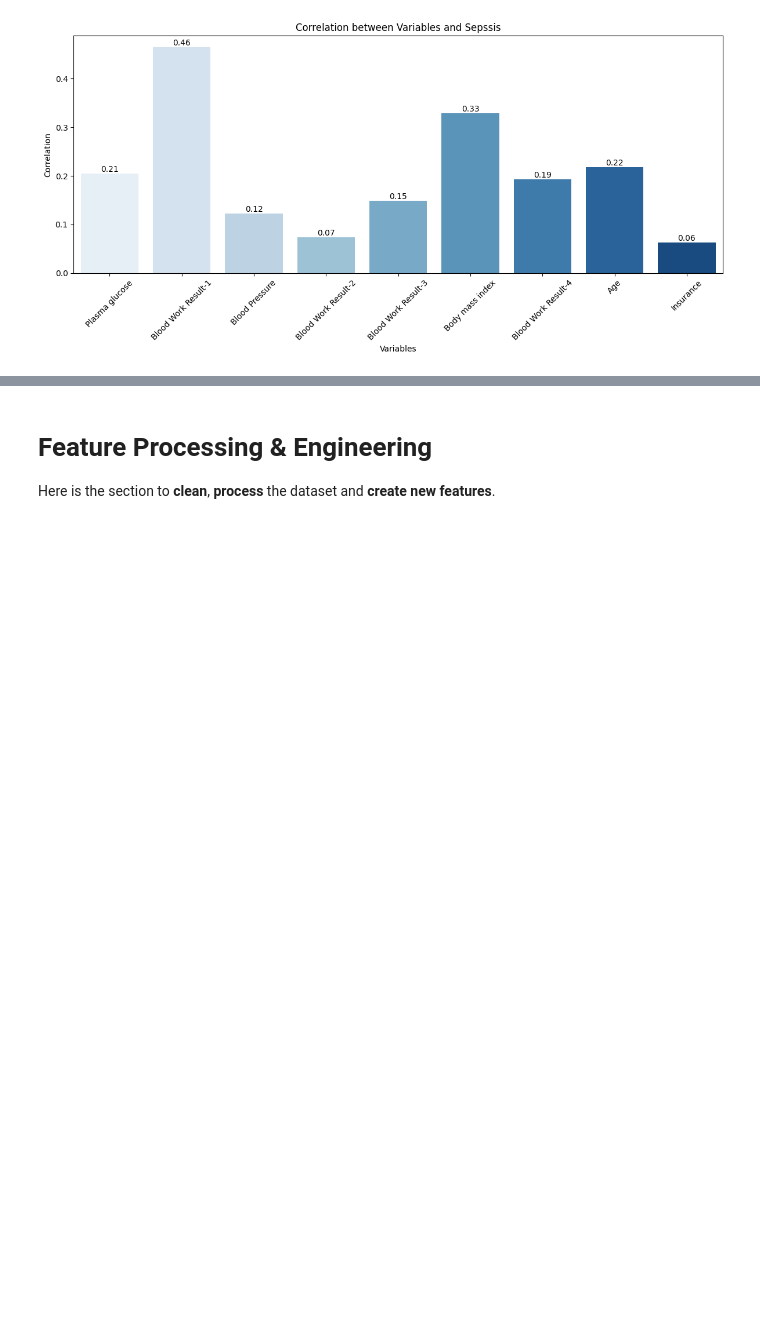
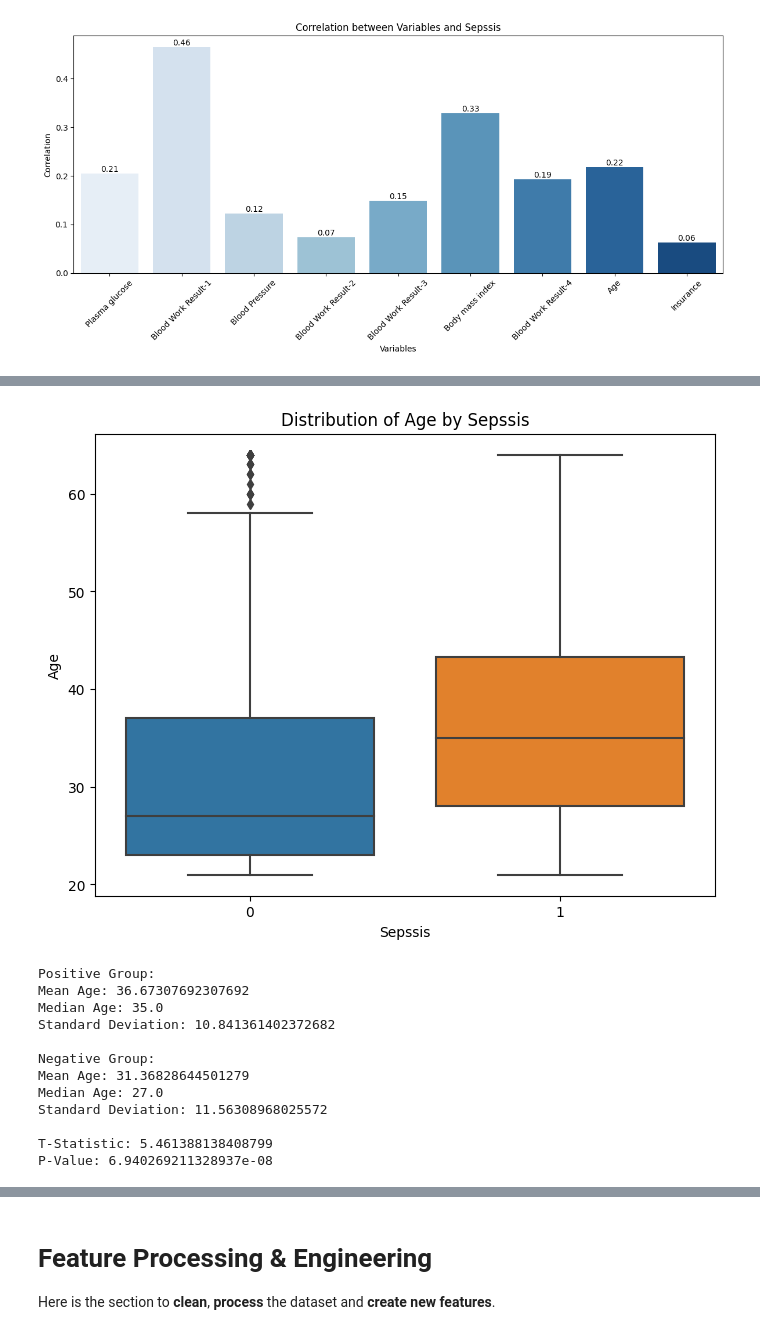
Before and after one commit to DeeeTeeee/CustomerChurnWithFastAPI, a Jupyter notebook: ML_Step_By_Step_Guide.ipynb, the cells around one changed output, grey strips where cells are left out. Saved outputs shown, nothing was run; the diff lists cells and outputs as text; code cells hidden in the pictures; blank space fills up the shorter version.

```diff
--- a/ML_Step_By_Step_Guide.ipynb
+++ b/ML_Step_By_Step_Guide.ipynb
@@ -596,0 +626,56 @@ plt.show()
+# %%
+grouped_data = train_df.groupby('Sepssis')
+
+positive_group = grouped_data.get_group(1)
+negative_group = grouped_data.get_group(0)
+# %%
+# Compare Age distribution between the positive and negative groups
+plt.figure(figsize=(8, 6))
+sns.boxplot(data=train_df, x='Sepssis', y='Age')
+plt.xlabel('Sepssis')
+plt.ylabel('Age')
+plt.title('Distribution of Age by Sepssis')
+plt.show()
+
+# Calculate summary statistics
+positive_age = positive_group['Age']
+negative_age = negative_group['Age']
+
+positive_mean = positive_age.mean()
+positive_median = positive_age.median()
+positive_std = positive_age.std()
+
+negative_mean = negative_age.mean()
+negative_median = negative_age.median()
+negative_std = negative_age.std()
+
+print('Positive Group:')
+print('Mean Age:', positive_mean)
+print('Median Age:', positive_median)
+print('Standard Deviation:', positive_std)
+print()
+
+print('Negative Group:')
+print('Mean Age:', negative_mean)
+print('Median Age:', negative_median)
+print('Standard Deviation:', negative_std)
+print()
+
+# Perform statistical test (e.g., t-test)
+t_statistic, p_value = stats.ttest_ind(positive_age, negative_age)
+print('T-Statistic:', t_statistic)
+print('P-Value:', p_value)
+# %% [output]
+[figure, added]
+Positive Group:
+Mean Age: 36.67307692307692
+Median Age: 35.0
+Standard Deviation: 10.841361402372682
+
+Negative Group:
+Mean Age: 31.36828644501279
+Median Age: 27.0
+Standard Deviation: 11.56308968025572
+
+T-Statistic: 5.461388138408799
+P-Value: 6.940269211328937e-08
```
Also changed, not shown: parts of 9 cells of this notebook.
